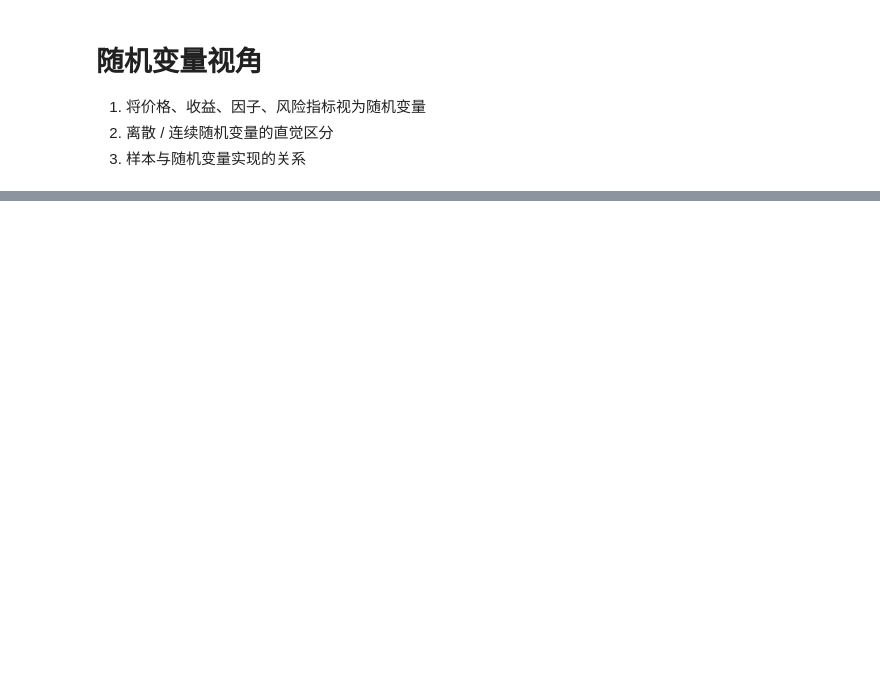
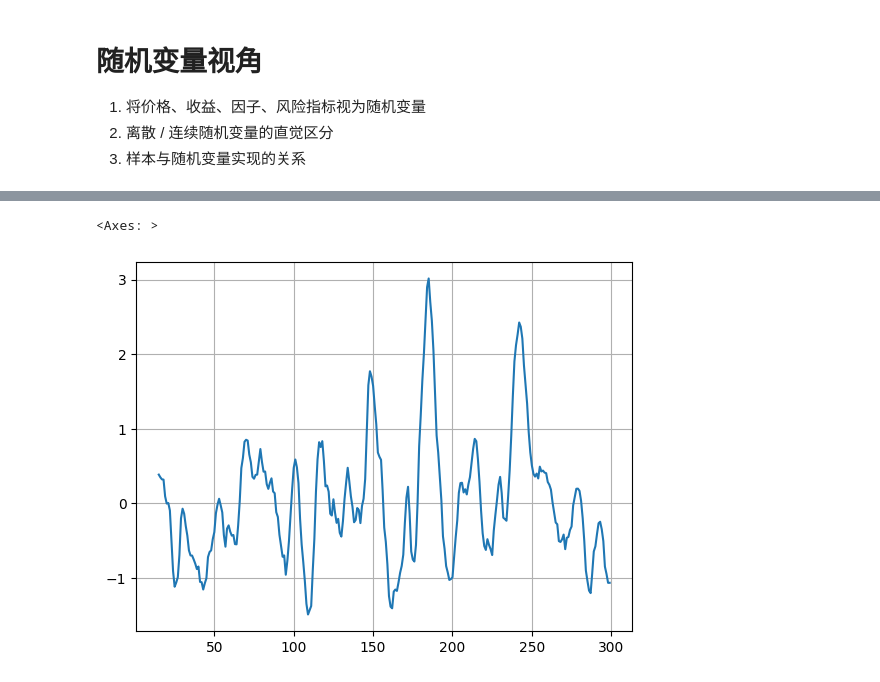
Before and after one commit to JJjbsj/Learning-To-TheMoon, a Jupyter notebook: statistic_probability/Random_Variables&Distributions/01_random_variable/code_and_learning.ipynb, the cells around one changed output, grey strips where cells are left out. Cells and saved outputs as stored; diff of their text form; code cells hidden in the pictures; blank space fills up the shorter version.

```diff
--- a/statistic_probability/Random_Variables&Distributions/01_random_variable/code_and_learning.ipynb
+++ b/statistic_probability/Random_Variables&Distributions/01_random_variable/code_and_learning.ipynb
@@ -131,0 +552,7 @@ $$历史价格序列是某条世界线的实现$$
+# %%
+data['gap_atr'] = data['gap'] / data['atr']
+# %%
+data['gap_atr'].plot(grid=True)
+# %% [output]
+<Axes: >
+[figure, added]
```
Also changed, not shown: parts of 18 cells of this notebook, 1 other file.
